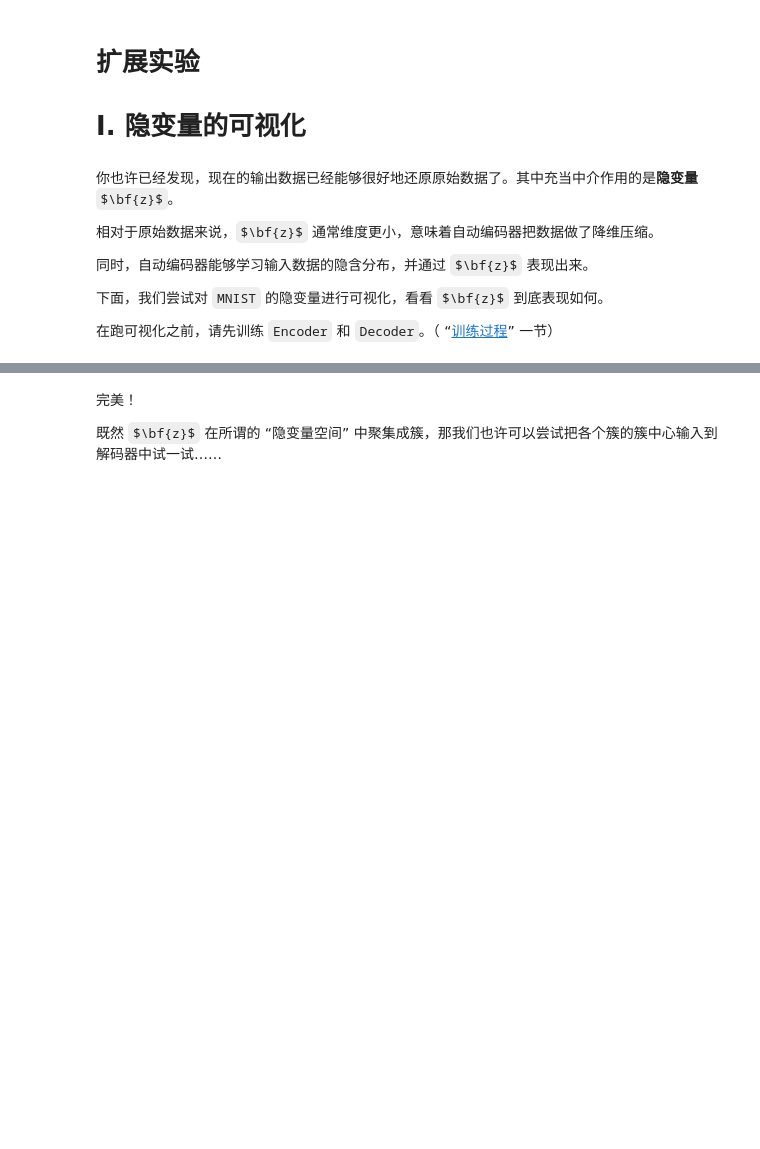
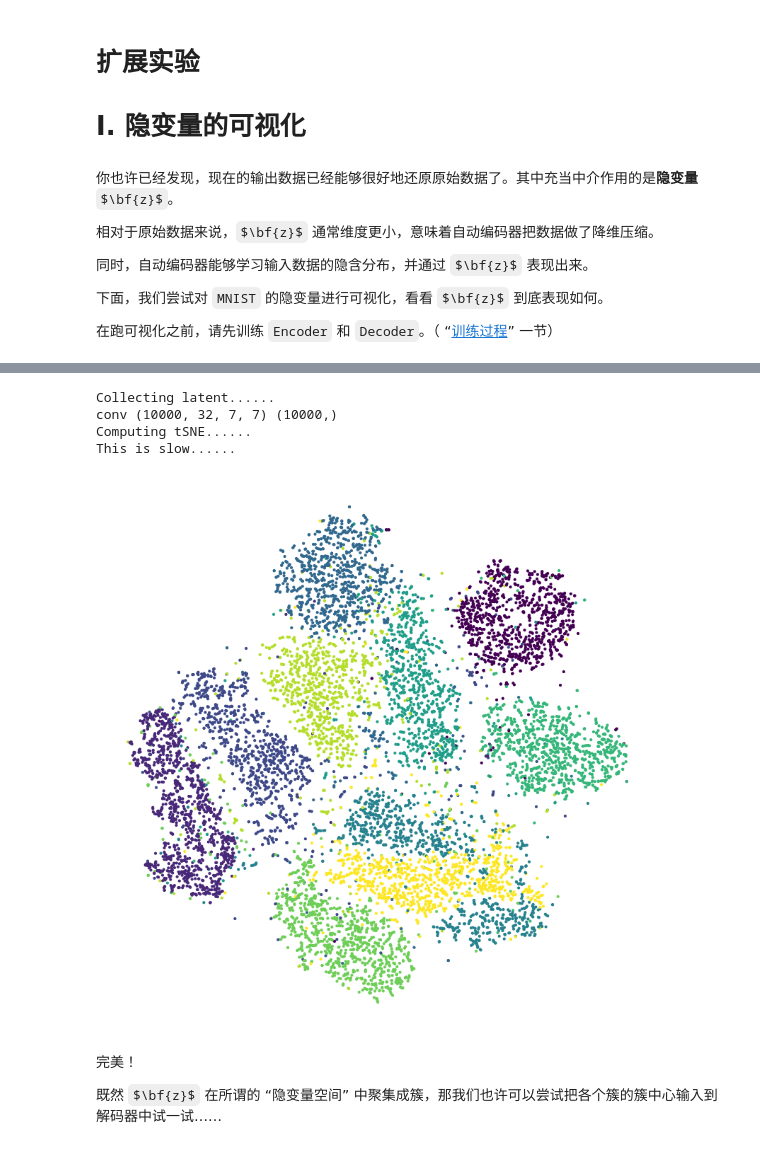
Before and after one commit to 421zuoduan/AI-experiment-I, a Jupyter notebook: 实验4/实验4/AutoEncoder.ipynb, the cells around one changed output, grey strips where cells are left out. Cells and saved outputs as stored; diff of their text form; code cells hidden in the pictures; some formulas as TeX source; blank space fills up the shorter version.

```diff
--- a/实验4/实验4/AutoEncoder.ipynb
+++ b/实验4/实验4/AutoEncoder.ipynb
@@ -915,3 +889,17 @@ This is slow......
+# %%
+print("Collecting latent......")
+latents, labels = collectLatent(convEncoder, mnistTest)
+print("conv", latents.shape, labels.shape)
+print("Computing tSNE......")
+print("This is slow......")
+latents_reshape = latents.reshape(len(latents), -1)
+visualizeLatent(latents_reshape, labels)
+# %% [output]
+Collecting latent......
+conv (10000, 32, 7, 7) (10000,)
+Computing tSNE......
+This is slow......
+[figure, added]
 # %% [markdown]
 完美！
 
```
Also changed, not shown: parts of 16 cells of this notebook, 15 other files.
